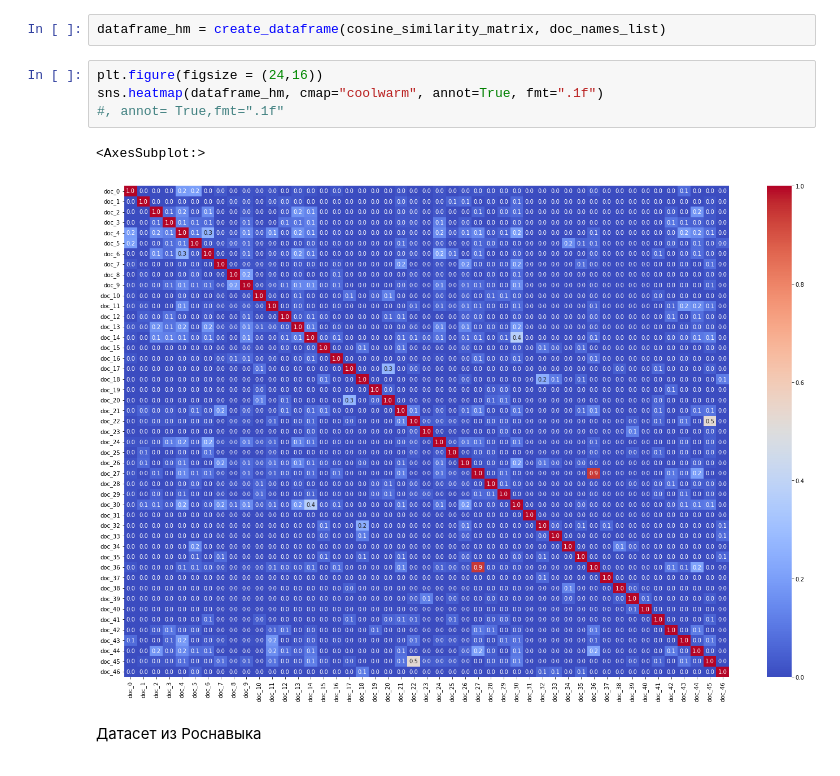
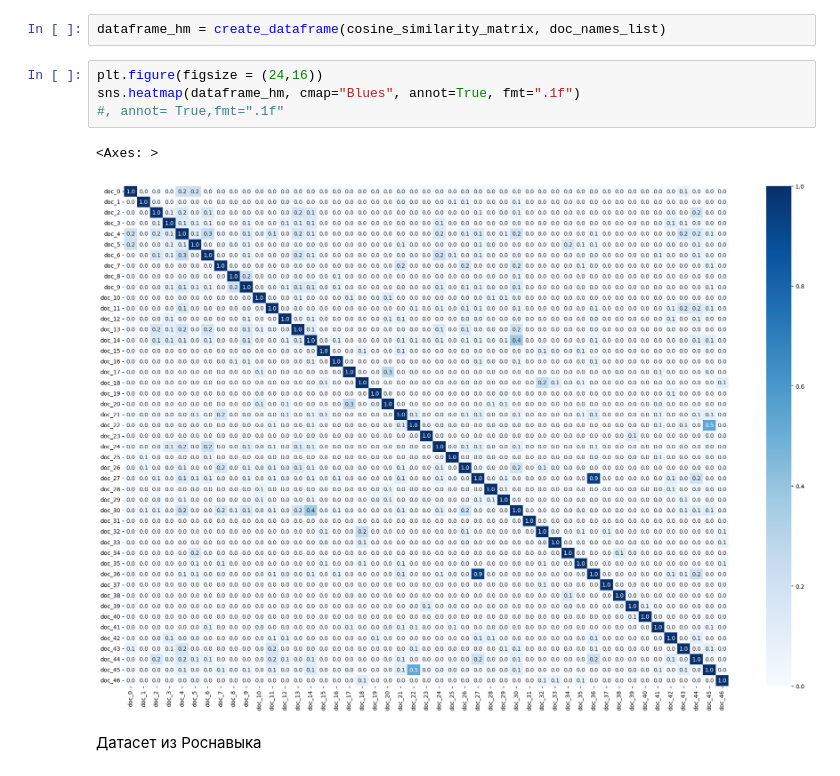
Before and after one commit to dwrkin/nlp_competence, a Jupyter notebook: NLP.ipynb, the cells around one changed output. Drawn from its saved outputs; the diff is of its cells as text.

```diff
--- a/NLP.ipynb
+++ b/NLP.ipynb
@@ -180,11 +180,11 @@ doc_names_list = [f'doc_{i}' for i, _ in enumerate(cosine_similarity_matrix)]
 dataframe_hm = create_dataframe(cosine_similarity_matrix, doc_names_list)
 # %%
 plt.figure(figsize = (24,16))
-sns.heatmap(dataframe_hm, cmap="coolwarm", annot=True, fmt=".1f")
+sns.heatmap(dataframe_hm, cmap="Blues", annot=True, fmt=".1f")
 #, annot= True,fmt=".1f"
 # %% [output]
-<AxesSubplot:>
+<Axes: >
-[figure, old version]
+[figure, new version]
 # %% [markdown]
 Датасет из Роснавыка
 # %%
```
Also changed, not shown: parts of 4 cells of this notebook, 3 other files.
